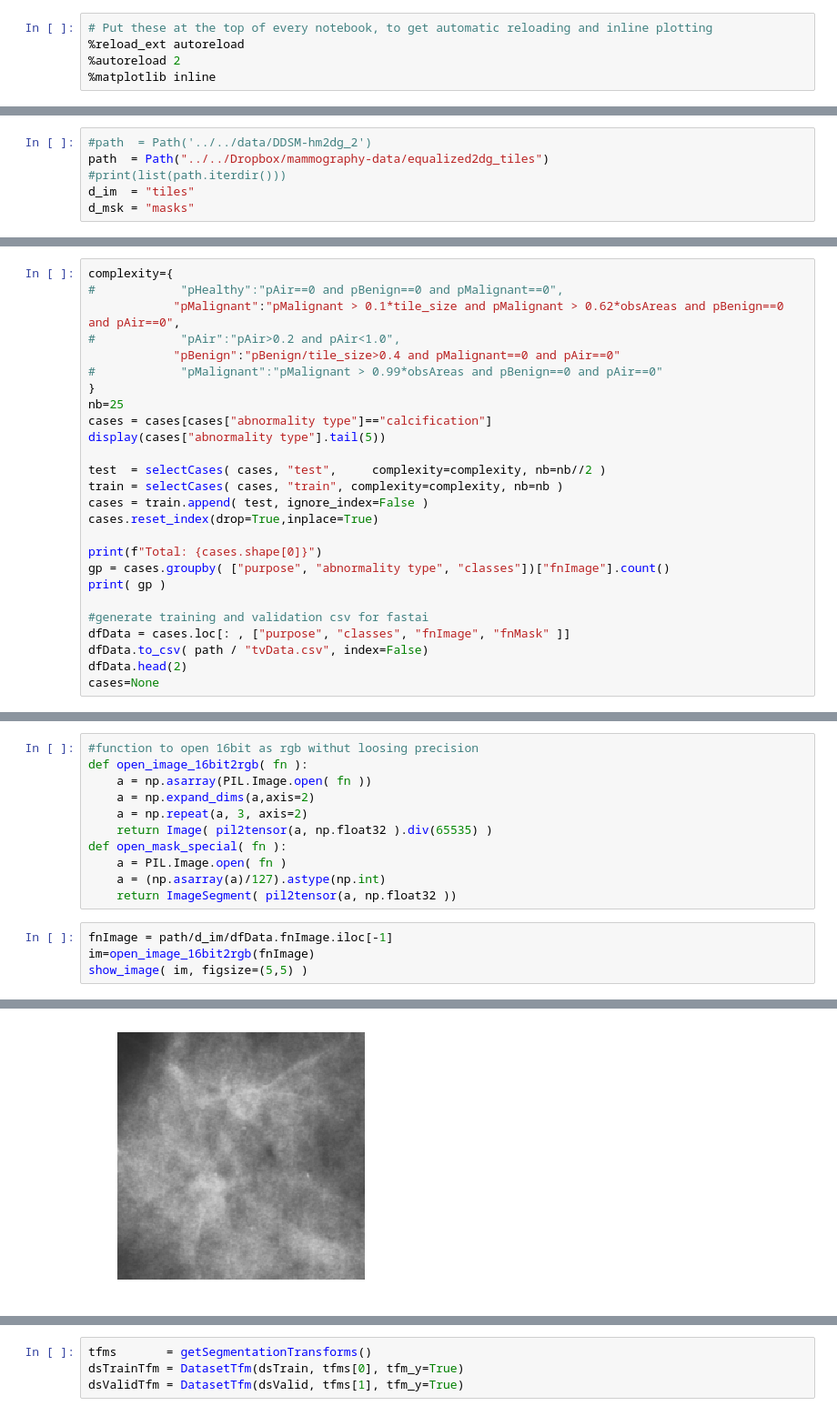
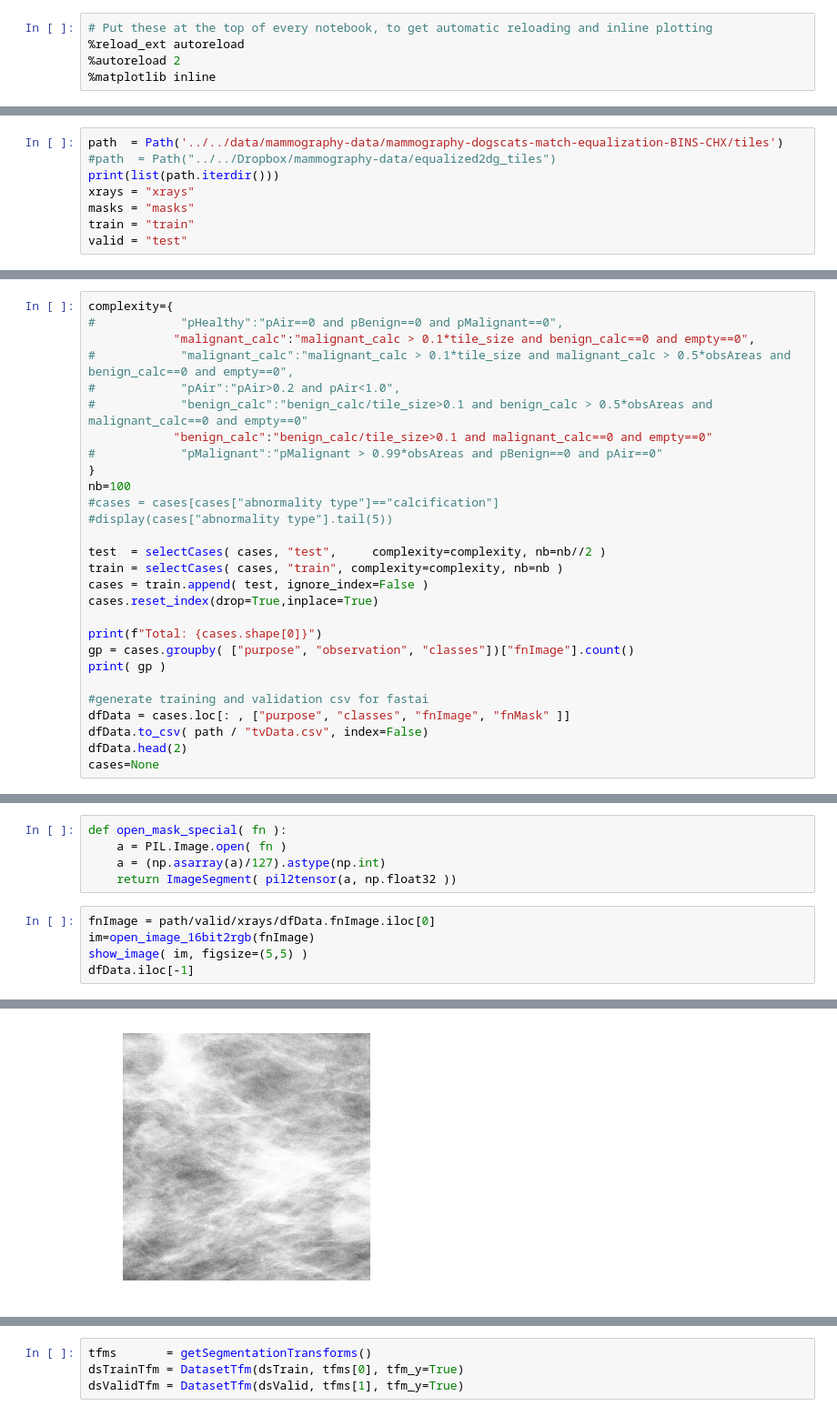
Before and after one commit to kasparlund/mammography, a Jupyter notebook: mammo_segmentation.ipynb, the cells around one changed output, grey strips where cells are left out. Shown at 91% size. Saved outputs shown, nothing was run; the diff lists cells and outputs as text.

```diff
--- a/mammo_segmentation.ipynb
+++ b/mammo_segmentation.ipynb
@@ -19,7 +21,9 @@ import colorcet as cc
 cmap_grey = cc.cm.linear_grey_0_100_c0
 # %%
-#path  = Path('../../data/DDSM-hm2dg_2')
-path  = Path("../../Dropbox/mammography-data/equalized2dg_tiles")
-#print(list(path.iterdir()))
-d_im  = "tiles"
-d_msk = "masks"
+path  = Path('../../data/mammography-data/mammography-dogscats-match-equalization-BINS-CHX/tiles')
+#path  = Path("../../Dropbox/mammography-data/equalized2dg_tiles")
+print(list(path.iterdir()))
+xrays = "xrays"
+masks = "masks"
+train = "train"
+valid = "test"
@@ -66,14 +89,16 @@ def selectCases( cases, purpose, complexity, nb=1000 ):
 # %%
 complexity={
 #            "pHealthy":"pAir==0 and pBenign==0 and pMalignant==0",
-            "pMalignant":"pMalignant > 0.1*tile_size and pMalignant > 0.62*obsAreas and pBenign==0 and pAir==0",
+            "malignant_calc":"malignant_calc > 0.1*tile_size and benign_calc==0 and empty==0",
+#            "malignant_calc":"malignant_calc > 0.1*tile_size and malignant_calc > 0.5*obsAreas and benign_calc==0 and empty==0",
 #            "pAir":"pAir>0.2 and pAir<1.0",
-            "pBenign":"pBenign/tile_size>0.4 and pMalignant==0 and pAir==0"
+#            "benign_calc":"benign_calc/tile_size>0.1 and benign_calc > 0.5*obsAreas and malignant_calc==0 and empty==0"
+            "benign_calc":"benign_calc/tile_size>0.1 and malignant_calc==0 and empty==0"
 #            "pMalignant":"pMalignant > 0.99*obsAreas and pBenign==0 and pAir==0"
 }
-nb=25
-cases = cases[cases["abnormality type"]=="calcification"]
-display(cases["abnormality type"].tail(5))
+nb=100
+#cases = cases[cases["abnormality type"]=="calcification"]
+#display(cases["abnormality type"].tail(5))
 
 test  = selectCases( cases, "test",     complexity=complexity, nb=nb//2 )
 train = selectCases( cases, "train", complexity=complexity, nb=nb )
@@ -81,7 +106,7 @@ cases = train.append( test, ignore_index=False )
 cases.reset_index(drop=True,inplace=True)
 
 print(f"Total: {cases.shape[0]}")
-gp = cases.groupby( ["purpose", "abnormality type", "classes"])["fnImage"].count()
+gp = cases.groupby( ["purpose", "observation", "classes"])["fnImage"].count()
 print( gp )
 
 #generate training and validation csv for fastai
@@ -106,16 +125,11 @@ Name: fnImage, dtype: int64
 # %%
-#function to open 16bit as rgb withut loosing precision
-def open_image_16bit2rgb( fn ):
-    a = np.asarray(PIL.Image.open( fn ))
-    a = np.expand_dims(a,axis=2)
-    a = np.repeat(a, 3, axis=2)
-    return Image( pil2tensor(a, np.float32 ).div(65535) )
 def open_mask_special( fn ):
     a = PIL.Image.open( fn )
     a = (np.asarray(a)/127).astype(np.int)
     return ImageSegment( pil2tensor(a, np.float32 ))
 # %%
-fnImage = path/d_im/dfData.fnImage.iloc[-1]
+fnImage = path/valid/xrays/dfData.fnImage.iloc[0]
 im=open_image_16bit2rgb(fnImage)
 show_image( im, figsize=(5,5) )
+dfData.iloc[-1]
 # %% [output]
@@ -123,2 +141,2 @@ show_image( im, figsize=(5,5) )
-[figure, old version]
+[figure, new version]
 # %%
```
Also changed, not shown: parts of 56 cells of this notebook, 7 other files.
